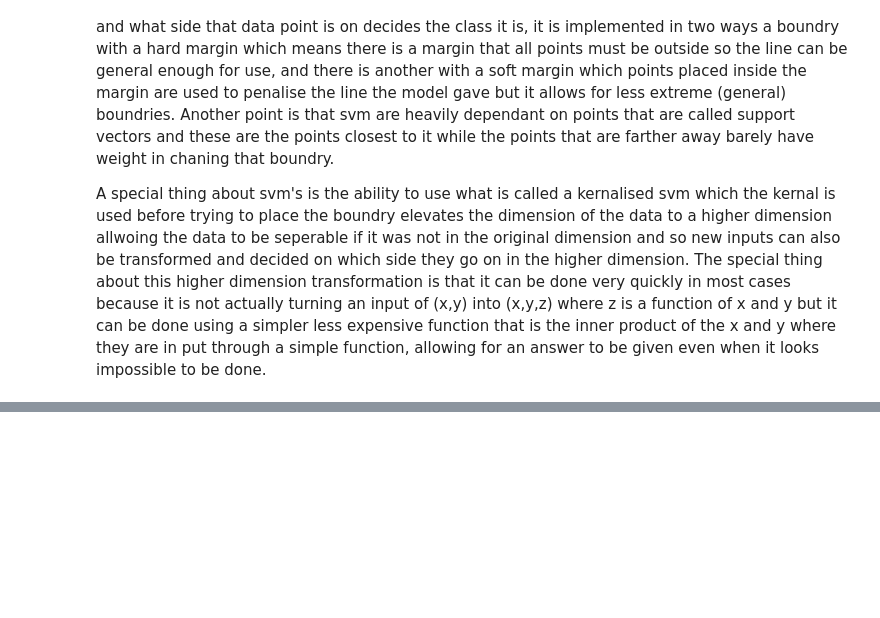
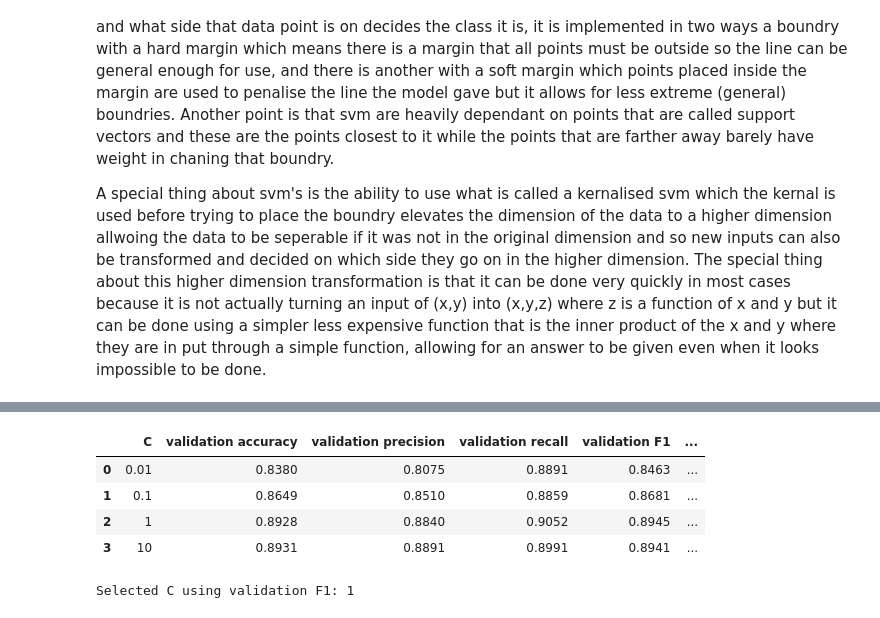
Before and after one commit to jadkandah/progressSoft_internship, a Jupyter notebook: phase-1-machine-learning-nlp/11-svm/notebooks/svm.ipynb, the cells around one changed output, grey strips where cells are left out. Cells and saved outputs as stored; diff of their text form; code cells hidden in the pictures; blank space fills up the shorter version.

```diff
--- a/phase-1-machine-learning-nlp/11-svm/notebooks/svm.ipynb
+++ b/phase-1-machine-learning-nlp/11-svm/notebooks/svm.ipynb
@@ -6,0 +199,51 @@ A special thing about svm's is the ability to use what is called a kernalised sv
+# %%
+soft_margin_rows = []
+soft_margin_models = []
+
+for C in [0.01, 0.1, 1.0, 10.0]:
+    candidate = LinearSVC(
+        C=C,
+        loss="squared_hinge",
+        dual="auto",
+        tol=1e-4,
+        max_iter=10_000,
+        random_state=42,
+    )
+    start = time.perf_counter()
+    candidate.fit(X_train_tfidf, y_train)
+    training_seconds = time.perf_counter() - start
+    validation_predictions = candidate.predict(X_validation_tfidf)
+
+    metrics = classification_metrics(y_validation, validation_predictions)
+    soft_margin_rows.append({
+        "C": C,
+        "validation accuracy": metrics["accuracy"],
+        "validation precision": metrics["precision"],
+        "validation recall": metrics["recall"],
+        "validation F1": metrics["F1"],
+        "training seconds": training_seconds,
+        "iterations": candidate.n_iter_,
+    })
+    soft_margin_models.append(candidate)
+
+soft_margin_search = pd.DataFrame(soft_margin_rows)
+best_index = int(soft_margin_search["validation F1"].idxmax())
+best_soft_margin_model = soft_margin_models[best_index]
+best_C = float(soft_margin_search.loc[best_index, "C"])
+
+display(soft_margin_search.style.format({
+    "C": "{:.2g}",
+    "validation accuracy": "{:.4f}",
+    "validation precision": "{:.4f}",
+    "validation recall": "{:.4f}",
+    "validation F1": "{:.4f}",
+    "training seconds": "{:.2f}",
+}))
+print(f"Selected C using validation F1: {best_C:g}")
+# %% [output]
+|  | C | validation accuracy | validation precision | validation recall | validation F1 | ... |
+| 0 | 0.01 | 0.8380 | 0.8075 | 0.8891 | 0.8463 | ... |
+| 1 | 0.1 | 0.8649 | 0.8510 | 0.8859 | 0.8681 | ... |
+| 2 | 1 | 0.8928 | 0.8840 | 0.9052 | 0.8945 | ... |
+| 3 | 10 | 0.8931 | 0.8891 | 0.8991 | 0.8941 | ... |
+Selected C using validation F1: 1
```
Also changed, not shown: parts of 8 cells of this notebook, 2 other files.
